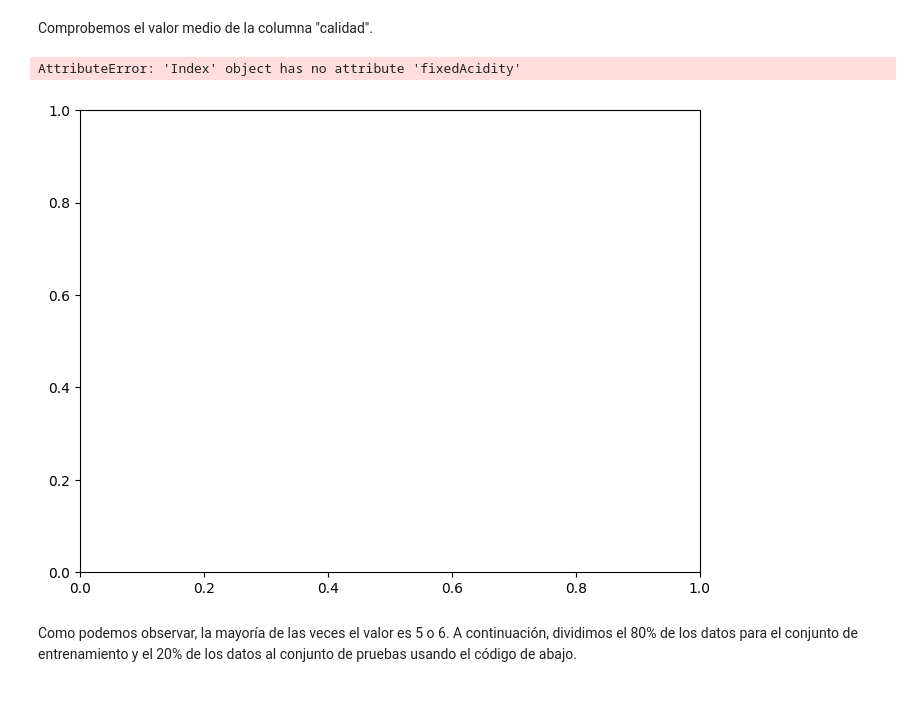
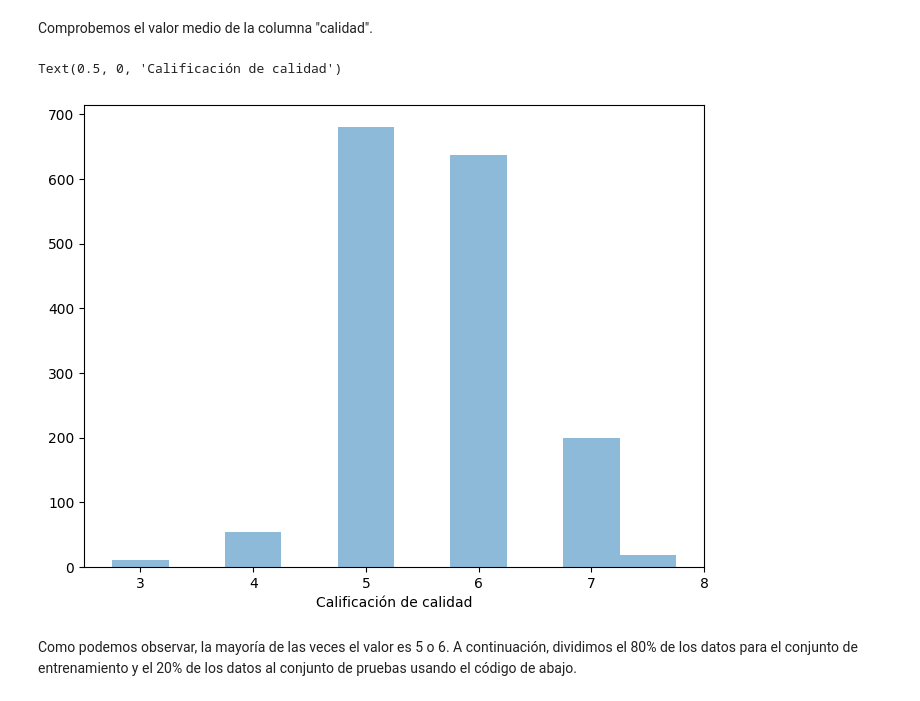
Before and after one commit to facubarneche/TPMateIA, a Jupyter notebook: ejemplo_de_regresion_lineal_multiple.ipynb, the cells around one changed output. Cells and saved outputs as stored; diff of their text form; code cells hidden in the pictures.

```diff
--- a/ejemplo_de_regresion_lineal_multiple.ipynb
+++ b/ejemplo_de_regresion_lineal_multiple.ipynb
@@ -128,13 +127,13 @@ Comprobemos el valor medio de la columna "calidad".
 # %%
 '''
 Valor promedio de la calidad del vino
 '''
 fig, ax1 = plt.subplots(figsize=(8,6))
-ax1.hist(df.quantile,align='left',alpha=0.5)
+ax1.hist(df.quality,align='left',alpha=0.5)
 ax1.set_xlabel('Calificación de calidad')
 # %% [output]
-AttributeError: 'Index' object has no attribute 'fixedAcidity'
+Text(0.5, 0, 'Calificación de calidad')
-[figure, old version]
+[figure, new version]
 # %% [markdown]
 
 
```
Also changed, not shown: parts of 10 cells of this notebook, 4 other files.
